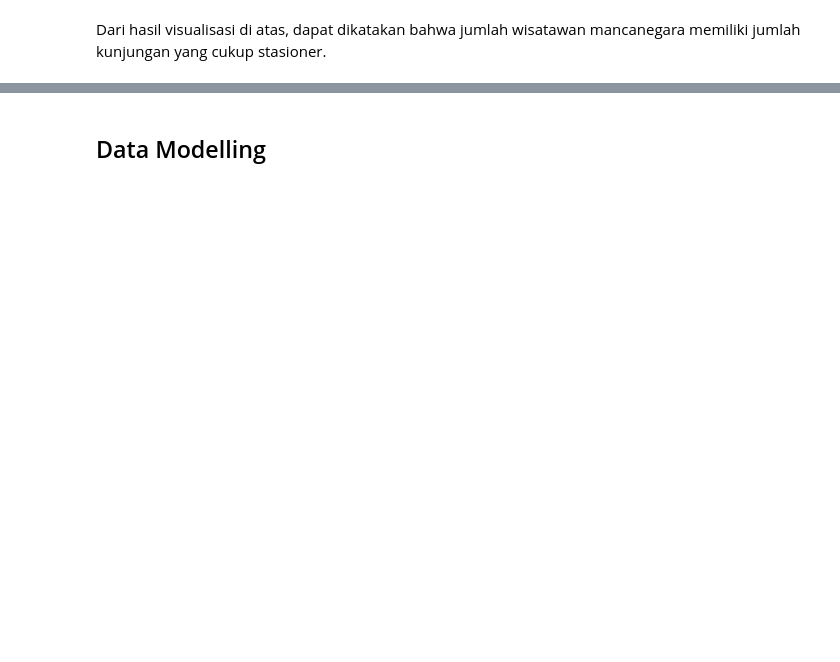
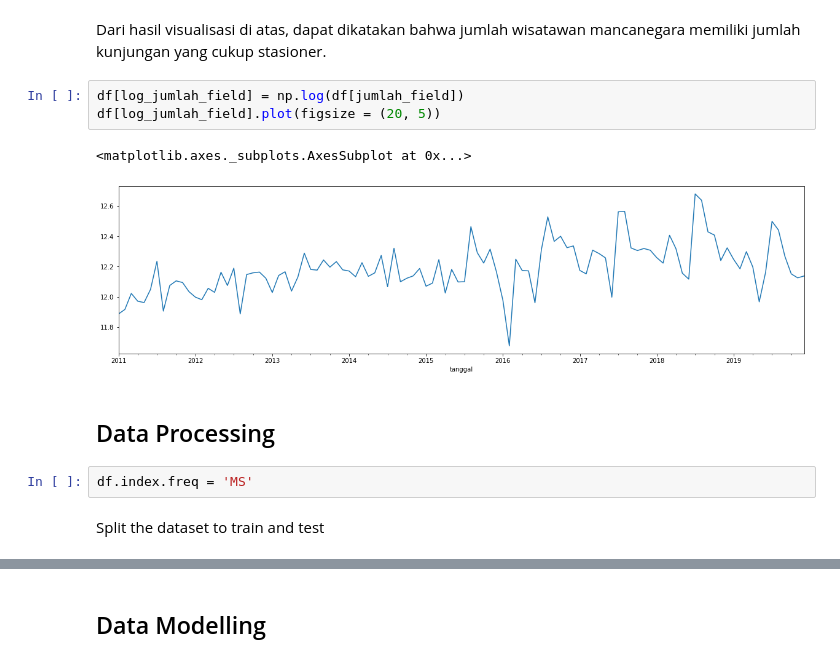
Before and after one commit to MaxZx3000/AI-Compfest-GigaPrime, a Jupyter notebook: artificial-intelligence/time_series_jumlah_wisatawan_mancanegara_jakarta.ipynb, the cells around one changed output, grey strips where cells are left out. Cells and saved outputs as stored; diff of their text form; blank space fills up the shorter version.

```diff
--- a/artificial-intelligence/time_series_jumlah_wisatawan_mancanegara_jakarta.ipynb
+++ b/artificial-intelligence/time_series_jumlah_wisatawan_mancanegara_jakarta.ipynb
@@ -156,2 +195,14 @@ time_series_df.plot(figsize = (15, 5))
 # %% [markdown]
 Dari hasil visualisasi di atas, dapat dikatakan bahwa jumlah wisatawan mancanegara memiliki jumlah kunjungan yang cukup stasioner.
+# %%
+df[log_jumlah_field] = np.log(df[jumlah_field])
+df[log_jumlah_field].plot(figsize = (20, 5))
+# %% [output]
+<matplotlib.axes._subplots.AxesSubplot at 0x...>
+[figure, added]
+# %% [markdown]
+## Data Processing
+# %%
+df.index.freq = 'MS'
+# %% [markdown]
+Split the dataset to train and test
```
Also changed, not shown: parts of 17 cells of this notebook.
